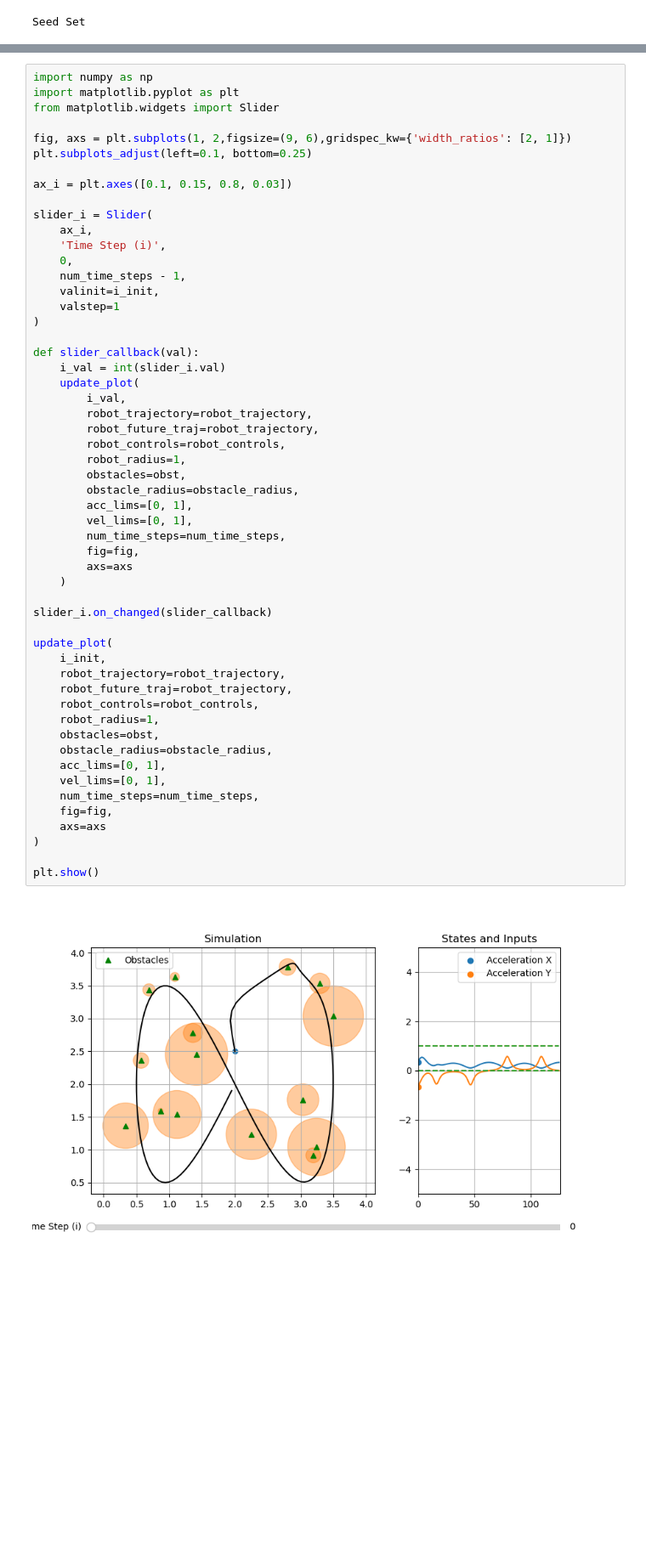
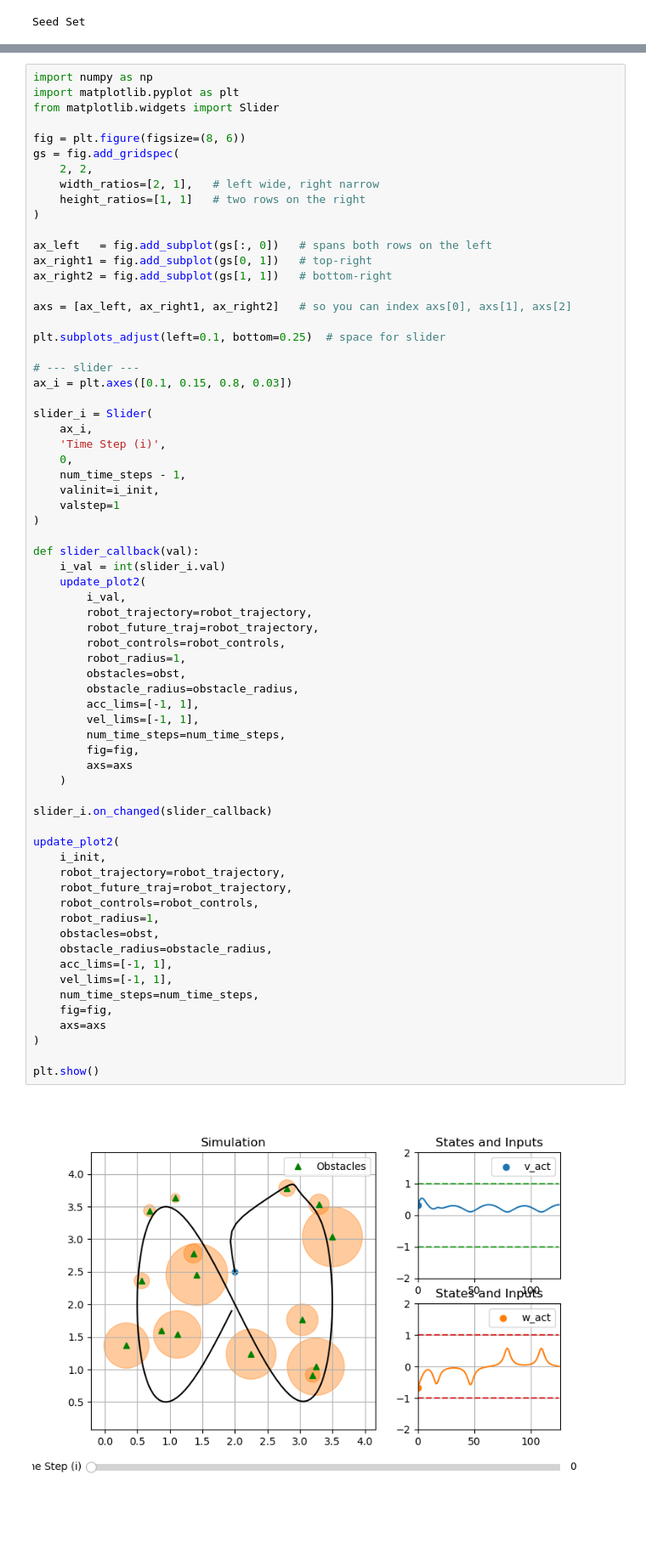
Before and after one commit to Lizarious/ME583-Project, a Jupyter notebook: project_analytical.ipynb, the cells around one changed output, grey strips where cells are left out. Shown: that part at 85% size. Drawn from its saved outputs; the diff is of its cells as text; blank space fills up the shorter version.

Commit message:
plot better

```diff
--- a/project_analytical.ipynb
+++ b/project_analytical.ipynb
@@ -377,9 +424,22 @@ import numpy as np
 import matplotlib.pyplot as plt
 from matplotlib.widgets import Slider
 
-fig, axs = plt.subplots(1, 2,figsize=(9, 6),gridspec_kw={'width_ratios': [2, 1]})
-plt.subplots_adjust(left=0.1, bottom=0.25)
+fig = plt.figure(figsize=(8, 6))
+gs = fig.add_gridspec(
+    2, 2,
+    width_ratios=[2, 1],   # left wide, right narrow
+    height_ratios=[1, 1]   # two rows on the right
+)
 
+ax_left   = fig.add_subplot(gs[:, 0])   # spans both rows on the left
+ax_right1 = fig.add_subplot(gs[0, 1])   # top-right
+ax_right2 = fig.add_subplot(gs[1, 1])   # bottom-right
+
+axs = [ax_left, ax_right1, ax_right2]   # so you can index axs[0], axs[1], axs[2]
+
+plt.subplots_adjust(left=0.1, bottom=0.25)  # space for slider
+
+# --- slider ---
 ax_i = plt.axes([0.1, 0.15, 0.8, 0.03])
 
 slider_i = Slider(
@@ -393,38 +453,38 @@ slider_i = Slider(
 
 def slider_callback(val):
     i_val = int(slider_i.val)
-    update_plot(
+    update_plot2(
         i_val,
         robot_trajectory=robot_trajectory,
         robot_future_traj=robot_trajectory,
         robot_controls=robot_controls,
         robot_radius=1,
         obstacles=obst,
         obstacle_radius=obstacle_radius,
-        acc_lims=[0, 1],
-        vel_lims=[0, 1],
+        acc_lims=[-1, 1],
+        vel_lims=[-1, 1],
         num_time_steps=num_time_steps,
         fig=fig,
         axs=axs
     )
 
 slider_i.on_changed(slider_callback)
 
-update_plot(
+update_plot2(
     i_init,
     robot_trajectory=robot_trajectory,
     robot_future_traj=robot_trajectory,
     robot_controls=robot_controls,
     robot_radius=1,
     obstacles=obst,
     obstacle_radius=obstacle_radius,
-    acc_lims=[0, 1],
-    vel_lims=[0, 1],
+    acc_lims=[-1, 1],
+    vel_lims=[-1, 1],
     num_time_steps=num_time_steps,
     fig=fig,
     axs=axs
 )
 
 plt.show()
 # %% [output]
-[figure, old version]
+[figure, new version]
```
Also changed, not shown: parts of 2 cells of this notebook, 1 other file.
